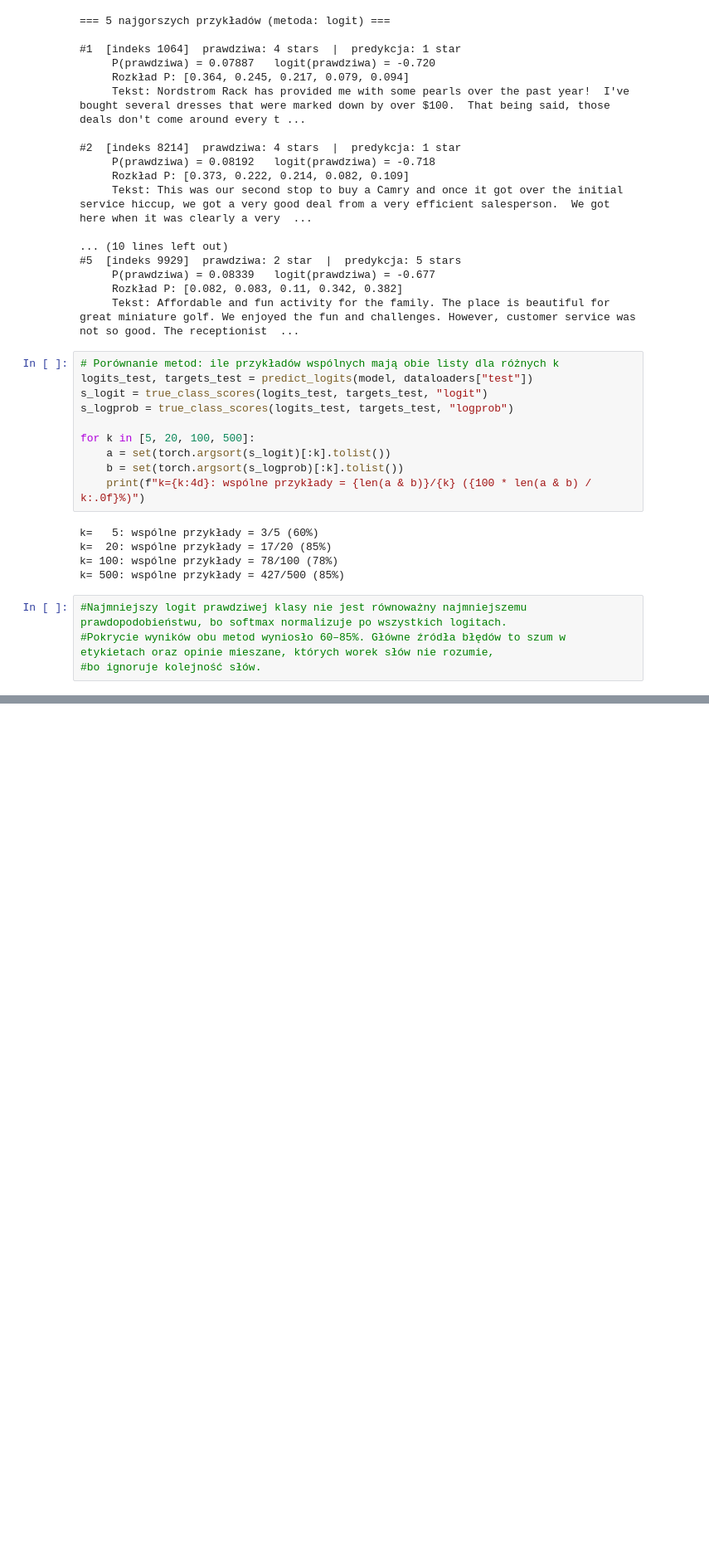
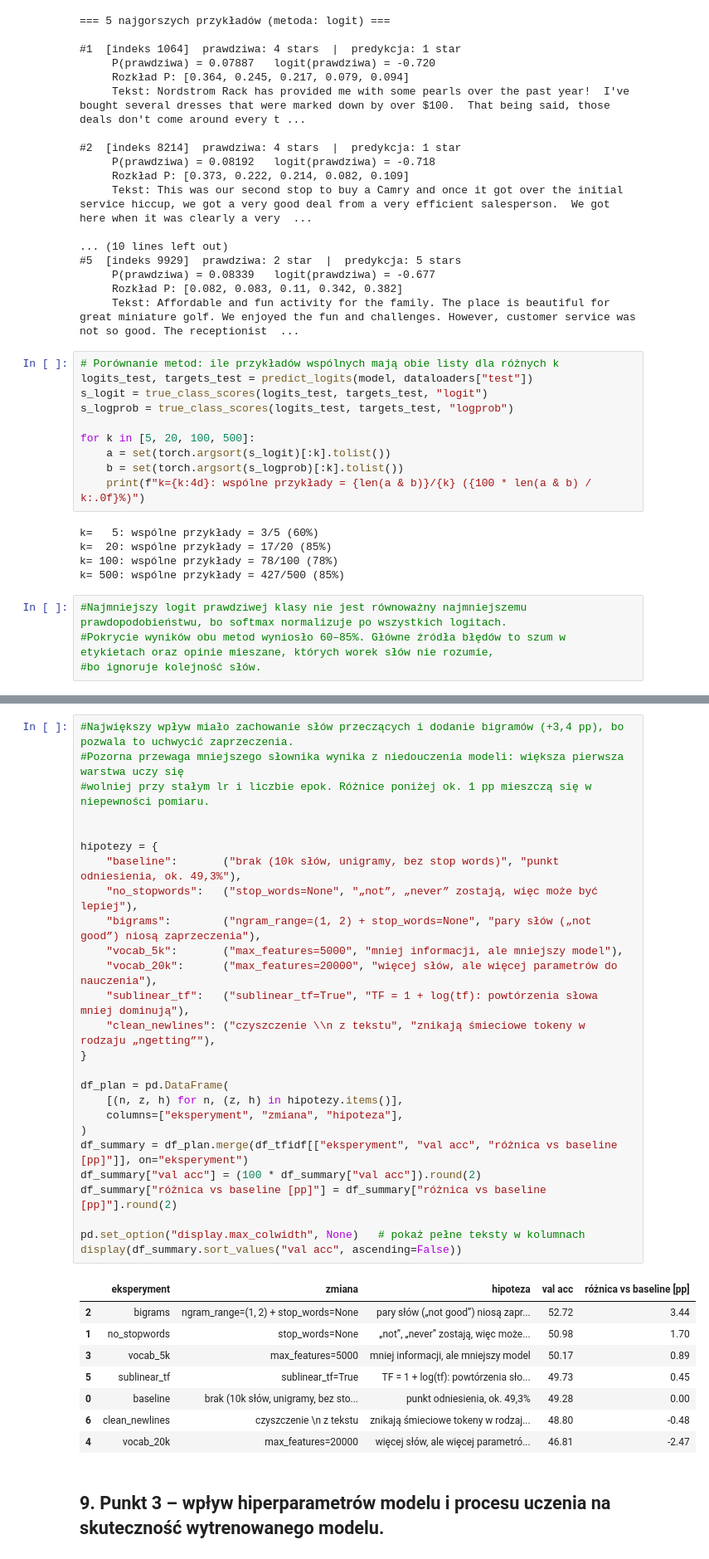
Before and after one commit to gostek198/podstawy-llm-lab-eiti-pw, a Jupyter notebook: lab01/lab01_yelp_klasyfikacja_LAB.ipynb, the cells around one changed output, grey strips where cells are left out. Shown at 83% size. Cells and saved outputs as stored; diff of their text form; blank space fills up the shorter version.

```diff
--- a/lab01/lab01_yelp_klasyfikacja_LAB.ipynb
+++ b/lab01/lab01_yelp_klasyfikacja_LAB.ipynb
@@ -593,0 +711,37 @@ k= 500: wspólne przykłady = 427/500 (85%)
+# %%
+#Największy wpływ miało zachowanie słów przeczących i dodanie bigramów (+3,4 pp), bo pozwala to uchwycić zaprzeczenia.
+#Pozorna przewaga mniejszego słownika wynika z niedouczenia modeli: większa pierwsza warstwa uczy się
+#wolniej przy stałym lr i liczbie epok. Różnice poniżej ok. 1 pp mieszczą się w niepewności pomiaru.
+
+
+hipotezy = {
+    "baseline":       ("brak (10k słów, unigramy, bez stop words)", "punkt odniesienia, ok. 49,3%"),
+    "no_stopwords":   ("stop_words=None", "„not”, „never” zostają, więc może być lepiej"),
+    "bigrams":        ("ngram_range=(1, 2) + stop_words=None", "pary słów („not good”) niosą zaprzeczenia"),
+    "vocab_5k":       ("max_features=5000", "mniej informacji, ale mniejszy model"),
+    "vocab_20k":      ("max_features=20000", "więcej słów, ale więcej parametrów do nauczenia"),
+    "sublinear_tf":   ("sublinear_tf=True", "TF = 1 + log(tf): powtórzenia słowa mniej dominują"),
+    "clean_newlines": ("czyszczenie \\n z tekstu", "znikają śmieciowe tokeny w rodzaju „ngetting”"),
+}
+
+df_plan = pd.DataFrame(
+    [(n, z, h) for n, (z, h) in hipotezy.items()],
+    columns=["eksperyment", "zmiana", "hipoteza"],
+)
+df_summary = df_plan.merge(df_tfidf[["eksperyment", "val acc", "różnica vs baseline [pp]"]], on="eksperyment")
+df_summary["val acc"] = (100 * df_summary["val acc"]).round(2)
+df_summary["różnica vs baseline [pp]"] = df_summary["różnica vs baseline [pp]"].round(2)
+
+pd.set_option("display.max_colwidth", None)   # pokaż pełne teksty w kolumnach
+display(df_summary.sort_values("val acc", ascending=False))
+# %% [output]
+|  | eksperyment | zmiana | hipoteza | val acc | różnica vs baseline [pp] |
+| 2 | bigrams | ngram_range=(1, 2) + stop_words=None | pary słów („not good”) niosą zapr... | 52.72 | 3.44 |
+| 1 | no_stopwords | stop_words=None | „not”, „never” zostają, więc może... | 50.98 | 1.70 |
+| 3 | vocab_5k | max_features=5000 | mniej informacji, ale mniejszy model | 50.17 | 0.89 |
+| 5 | sublinear_tf | sublinear_tf=True | TF = 1 + log(tf): powtórzenia sło... | 49.73 | 0.45 |
+| 0 | baseline | brak (10k słów, unigramy, bez sto... | punkt odniesienia, ok. 49,3% | 49.28 | 0.00 |
+| 6 | clean_newlines | czyszczenie \n z tekstu | znikają śmieciowe tokeny w rodzaj... | 48.80 | -0.48 |
+| 4 | vocab_20k | max_features=20000 | więcej słów, ale więcej parametró... | 46.81 | -2.47 |
+# %% [markdown]
+## 9. Punkt 3 – wpływ hiperparametrów modelu i procesu uczenia na skuteczność wytrenowanego modelu.
```
Also changed, not shown: parts of 11 cells of this notebook.
